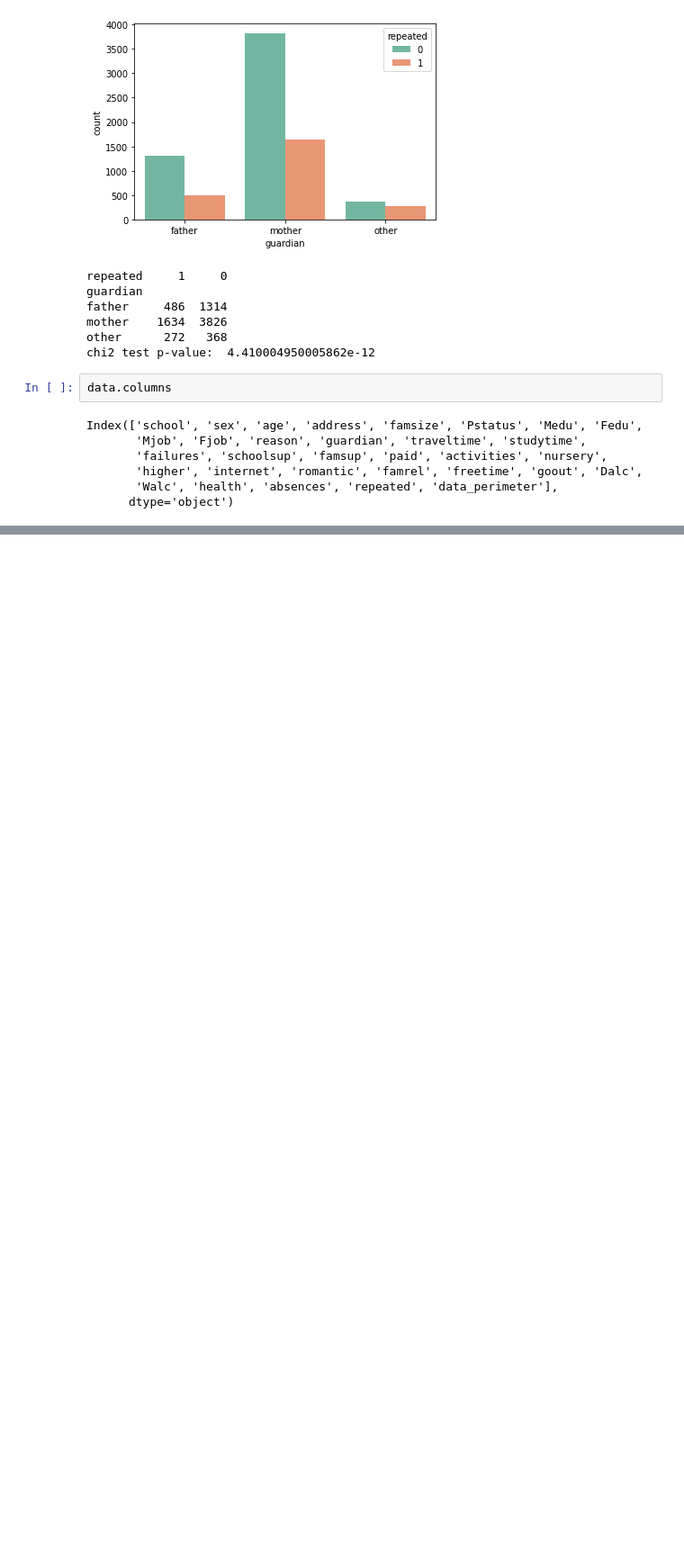
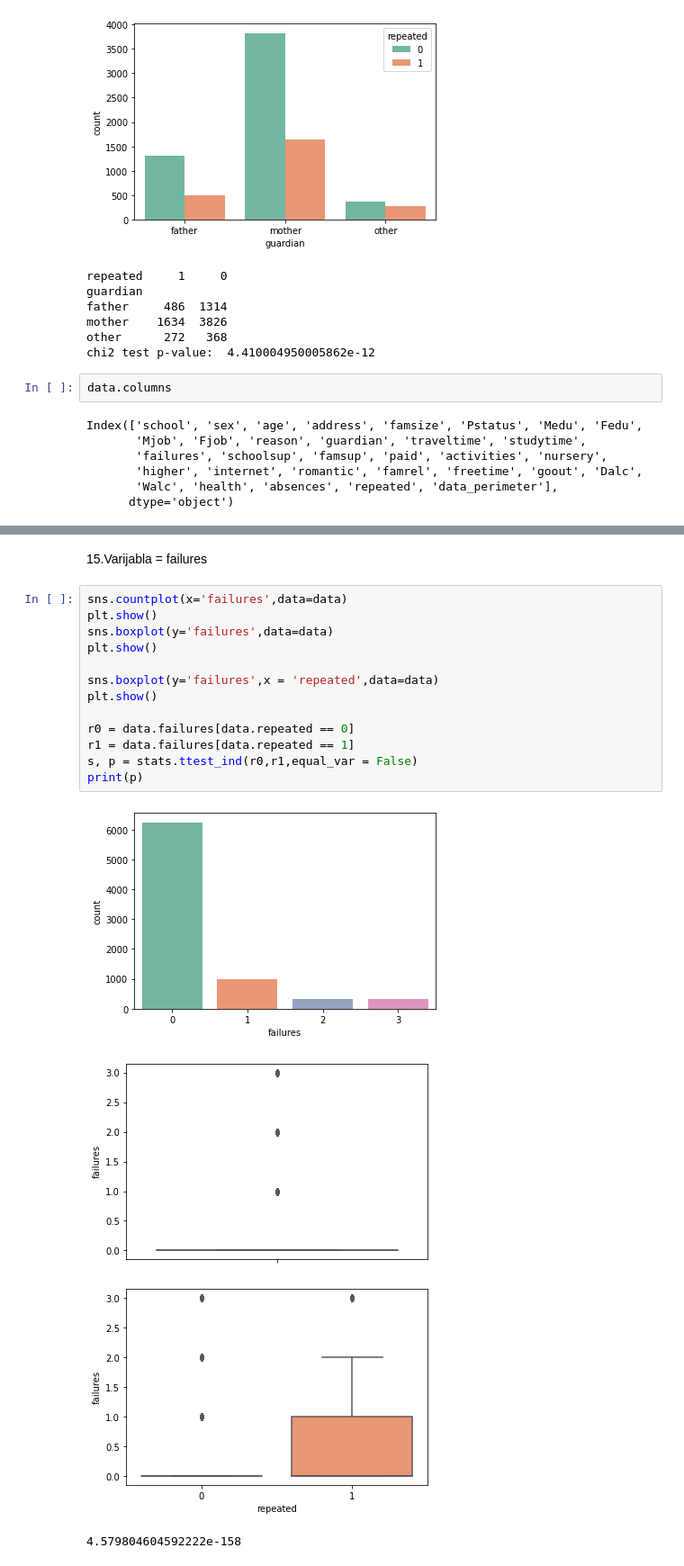
Before and after one commit to MPetrinovic/Personal-Projects, a Jupyter notebook: Rješenje.ipynb, the cells around one changed output, grey strips where cells are left out. Shown at 90% size. Drawn from its saved outputs; the diff is of its cells as text; blank space fills up the shorter version.

```diff
--- a/Rješenje.ipynb
+++ b/Rješenje.ipynb
@@ -421,0 +479,20 @@ Index(['school', 'sex', 'age', 'address', 'famsize', 'Pstatus', 'Medu', 'Fedu',
+# %% [markdown]
+15.Varijabla = failures
+# %%
+sns.countplot(x='failures',data=data)
+plt.show()
+sns.boxplot(y='failures',data=data)
+plt.show()
+
+sns.boxplot(y='failures',x = 'repeated',data=data)
+plt.show()
+
+r0 = data.failures[data.repeated == 0]
+r1 = data.failures[data.repeated == 1]
+s, p = stats.ttest_ind(r0,r1,equal_var = False)
+print(p)
+# %% [output]
+[figure, added]
+[figure, added]
+[figure, added]
+4.579804604592222e-158
```
Also changed, not shown: parts of 51 cells of this notebook.
